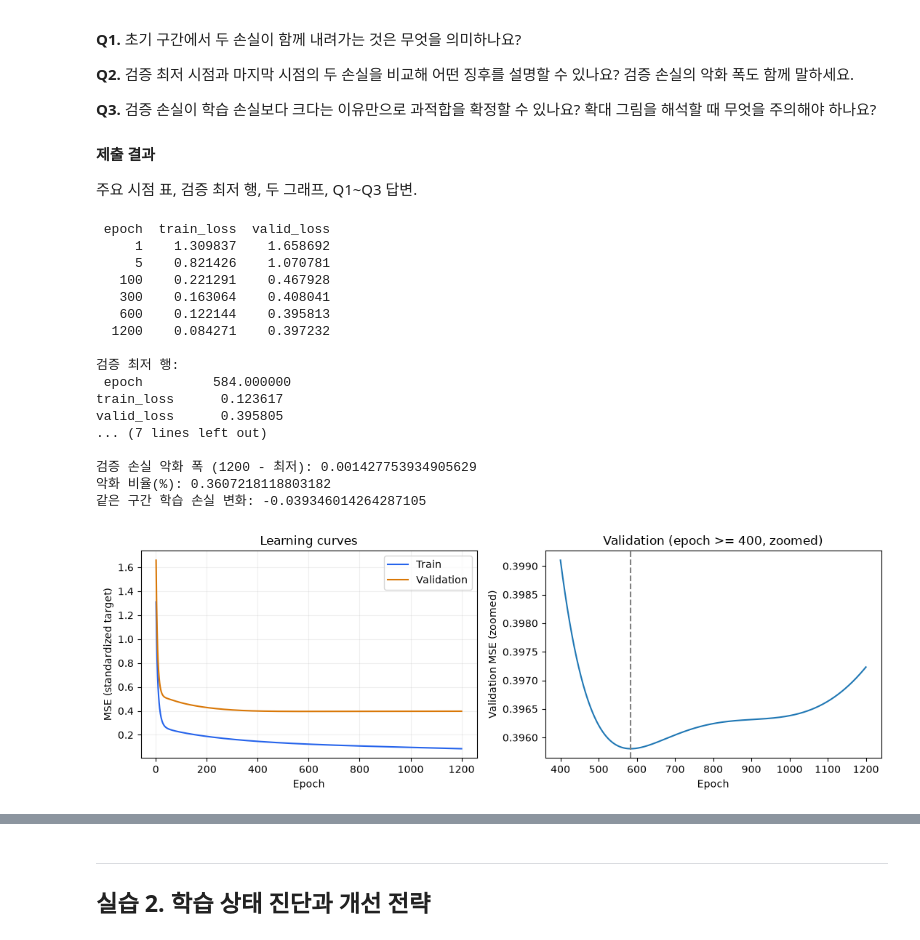
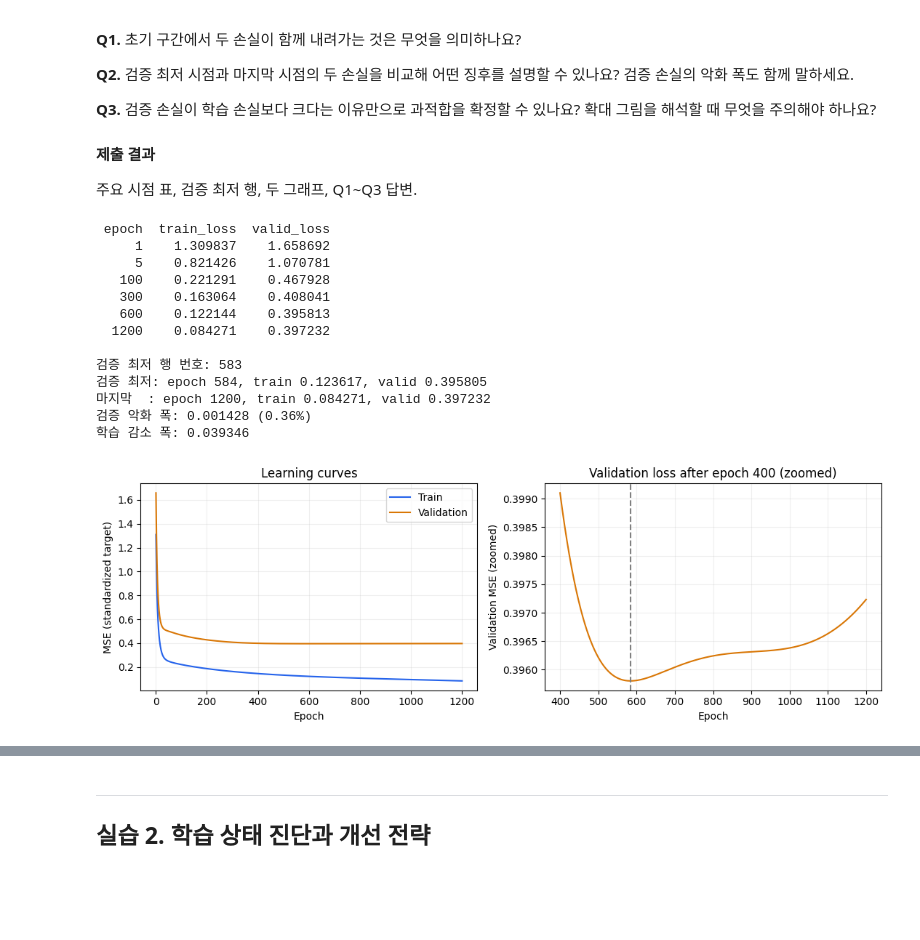
Before and after one commit to mong06701/DeepLearning_myh_assignment, a Jupyter notebook: 5장2강_학습_상태_진단과_Loss_분석_실습문제.ipynb, the cells around one changed output, grey strips where cells are left out. Drawn from its saved outputs; the diff is of its cells as text; code cells hidden in the pictures; blank space fills up the shorter version.

```diff
--- a/5장2강_학습_상태_진단과_Loss_분석_실습문제.ipynb
+++ b/5장2강_학습_상태_진단과_Loss_분석_실습문제.ipynb
@@ -423,45 +410,42 @@ plt.show()
 # %%
 history = train_demo(lr=0.03, epochs=1200)
 selected = history[history["epoch"].isin([1, 5, 100, 300, 600, 1200])]
-print(selected.to_string(index=False))
+print(selected.round(6).to_string(index=False))
 
 best_row = history.loc[history["valid_loss"].idxmin()]
 last_row = history.iloc[-1]
-print("\n검증 최저 행:\n", best_row)
-print("\n마지막 행:\n", last_row)
-print("\n검증 손실 악화 폭 (1200 - 최저):", last_row["valid_loss"] - best_row["valid_loss"])
-print("악화 비율(%):", (last_row["valid_loss"] - best_row["valid_loss"]) / best_row["valid_loss"] * 100)
-print("같은 구간 학습 손실 변화:", last_row["train_loss"] - best_row["train_loss"])
+print("\n검증 최저 행 번호:", history["valid_loss"].idxmin())
+print(f"검증 최저: epoch {int(best_row['epoch'])}, train {best_row['train_loss']:.6f}, valid {best_row['valid_loss']:.6f}")
+print(f"마지막  : epoch {int(last_row['epoch'])}, train {last_row['train_loss']:.6f}, valid {last_row['valid_loss']:.6f}")
+print(f"검증 악화 폭: {last_row['valid_loss'] - best_row['valid_loss']:.6f} ({(last_row['valid_loss'] / best_row['valid_loss'] - 1) * 100:.2f}%)")
+print(f"학습 감소 폭: {best_row['train_loss'] - last_row['train_loss']:.6f}")
 
 fig, axes = plt.subplots(1, 2, figsize=(11, 3.8))
 plot_pair(history, axes[0], "Learning curves")
 late = history[history["epoch"] >= 400]
-axes[1].plot(late["epoch"], late["valid_loss"])
+axes[1].plot(late["epoch"], late["valid_loss"], color="#d97706")
 axes[1].axvline(best_row["epoch"], color="gray", linestyle="--")
-axes[1].set_title("Validation (epoch >= 400, zoomed)")
+axes[1].set_title("Validation loss after epoch 400 (zoomed)")
 axes[1].set_xlabel("Epoch")
 axes[1].set_ylabel("Validation MSE (zoomed)")
+axes[1].grid(alpha=0.2)
 fig.tight_layout()
 plt.show()
 # %% [output]
  epoch  train_loss  valid_loss
      1    1.309837    1.658692
      5    0.821426    1.070781
    100    0.221291    0.467928
    300    0.163064    0.408041
    600    0.122144    0.395813
   1200    0.084271    0.397232
 
-검증 최저 행:
- epoch         584.000000
-train_loss      0.123617
-valid_loss      0.395805
-... (7 lines left out)
-
-검증 손실 악화 폭 (1200 - 최저): 0.001427753934905629
-악화 비율(%): 0.3607218118803182
-같은 구간 학습 손실 변화: -0.039346014264287105
+검증 최저 행 번호: 583
+검증 최저: epoch 584, train 0.123617, valid 0.395805
+마지막  : epoch 1200, train 0.084271, valid 0.397232
+검증 악화 폭: 0.001428 (0.36%)
+학습 감소 폭: 0.039346
-[figure, old version]
+[figure, new version]
 # %% [markdown]
 #### 답변 작성란
 
```
Also changed, not shown: parts of 10 cells of this notebook, 14 other files.
